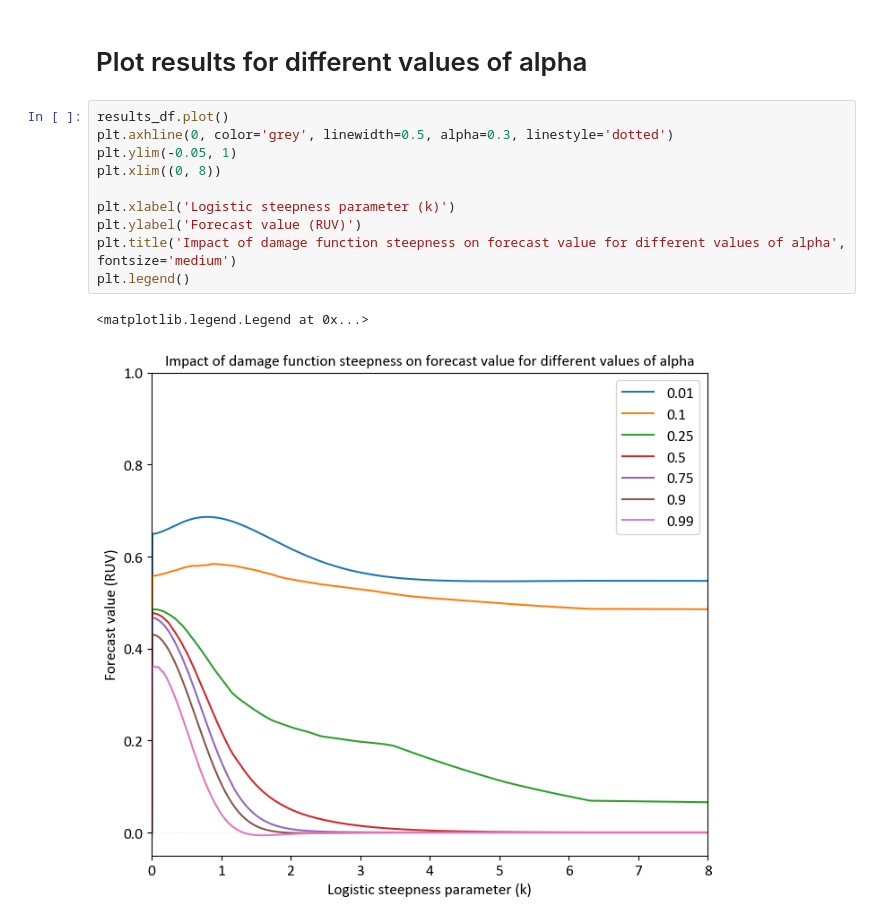
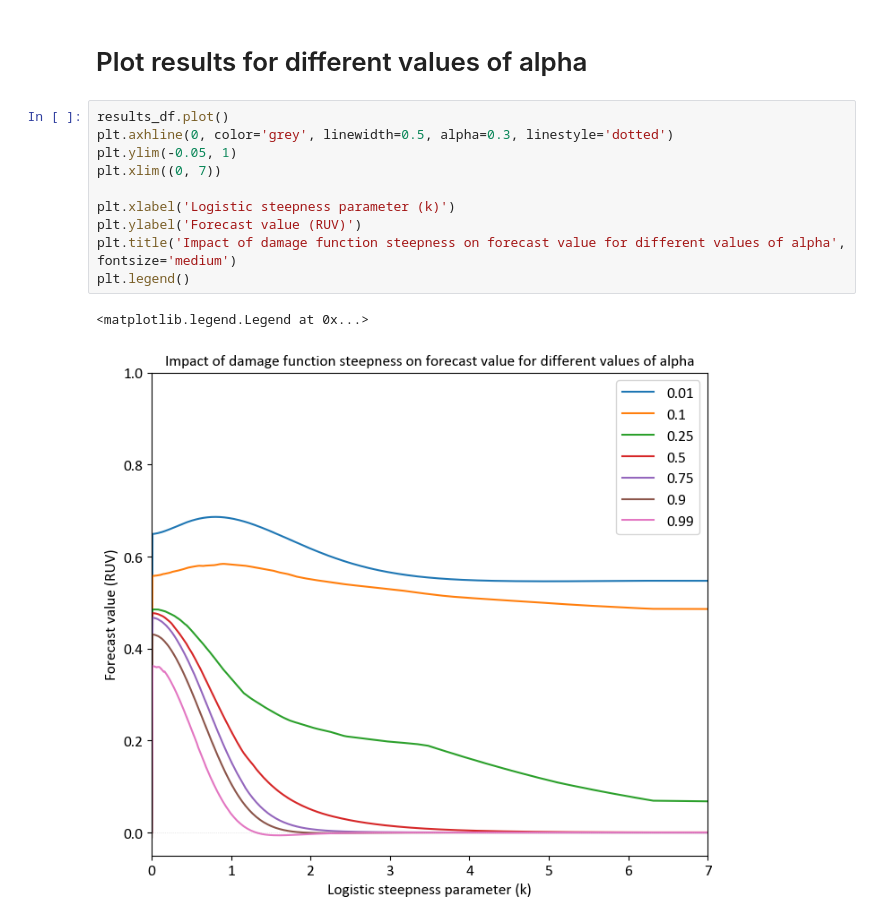
Before and after one commit to richardlaugesen/ruvpy, a Jupyter notebook: examples/example_3.ipynb, the cells around one changed output. Drawn from its saved outputs; the diff is of its cells as text.

```diff
--- a/examples/example_3.ipynb
+++ b/examples/example_3.ipynb
@@ -108,13 +108,13 @@ results_df = pd.DataFrame(results, index=decision_definition['alphas']).T
 # %%
 results_df.plot()
 plt.axhline(0, color='grey', linewidth=0.5, alpha=0.3, linestyle='dotted')
 plt.ylim(-0.05, 1)
-plt.xlim((0, 8))
+plt.xlim((0, 7))
 
 plt.xlabel('Logistic steepness parameter (k)')
 plt.ylabel('Forecast value (RUV)')
 plt.title('Impact of damage function steepness on forecast value for different values of alpha', fontsize='medium')
 plt.legend()
 # %% [output]
 <matplotlib.legend.Legend at 0x...>
-[figure, old version]
+[figure, new version]
```
Also changed, not shown: 1 other file.
